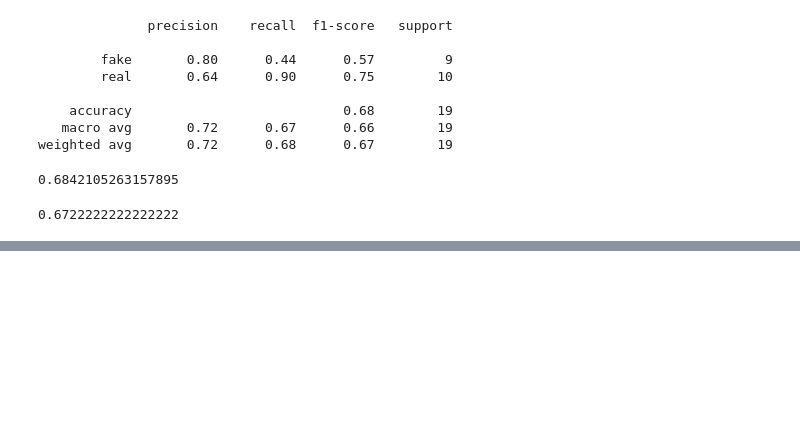
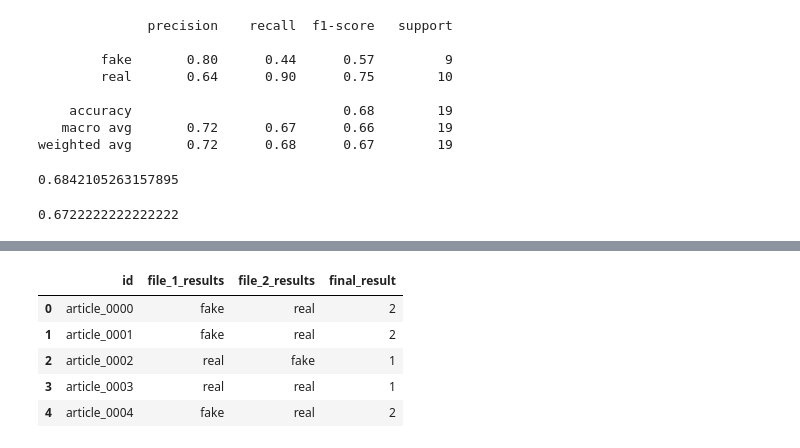
Before and after one commit to bdk-333/Fake-or-LLM-generated-summary, a Jupyter notebook: notebooks/Tradition_ML.ipynb, the cells around one changed output, grey strips where cells are left out. Cells and saved outputs as stored; diff of their text form; code cells hidden in the pictures; blank space fills up the shorter version.

```diff
--- a/notebooks/Tradition_ML.ipynb
+++ b/notebooks/Tradition_ML.ipynb
@@ -147,0 +186,9 @@ roc_auc_score(y_test.map({'fake': 0, 'real': 1}), [0 if pred == 'fake' else 1 fo
+# %%
+file1_vectorized = vectorizer.transform(test['file_1.txt_context'])
+file2_vectorized = vectorizer.transform(test['file_2.txt_context'])
+# %%
+results = pd.DataFrame({
+    'id': test['sample_id']
+})
+
+results.head()
@@ -147,0 +202,3 @@ roc_auc_score(y_test.map({'fake': 0, 'real': 1}), [0 if pred == 'fake' else 1 fo
+# %%
+results['file_1_results'] = log_reg.predict(file1_vectorized)
+results['file_2_results'] = log_reg.predict(file2_vectorized)
@@ -147,0 +214,14 @@ roc_auc_score(y_test.map({'fake': 0, 'real': 1}), [0 if pred == 'fake' else 1 fo
+# %%
+results['final_result'] = [
+    1 if row['file_1_results'] == "real" else 2
+    for _, row in results.iterrows()
+]
+# %%
+results.head()
+# %% [output]
+|  | id | file_1_results | file_2_results | final_result |
+| 0 | article_0000 | fake | real | 2 |
+| 1 | article_0001 | fake | real | 2 |
+| 2 | article_0002 | real | fake | 1 |
+| 3 | article_0003 | real | real | 1 |
+| 4 | article_0004 | fake | real | 2 |
```
Also changed, not shown: parts of 11 cells of this notebook, 1 other file.
